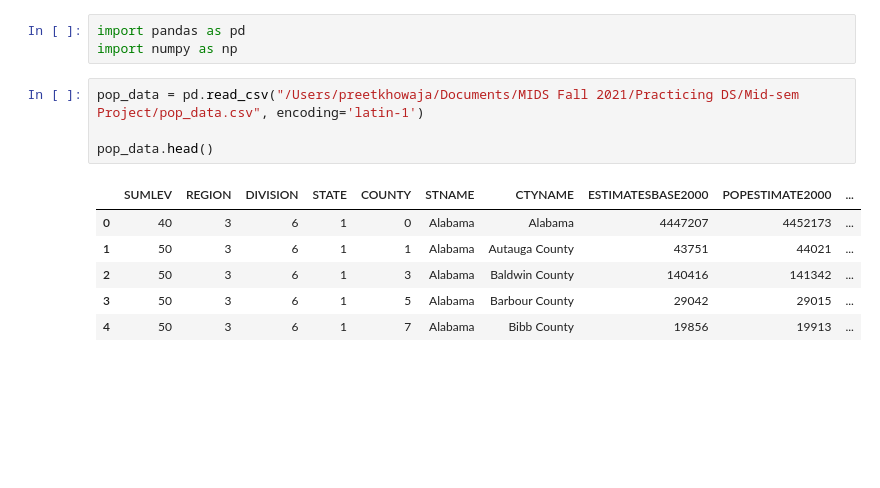
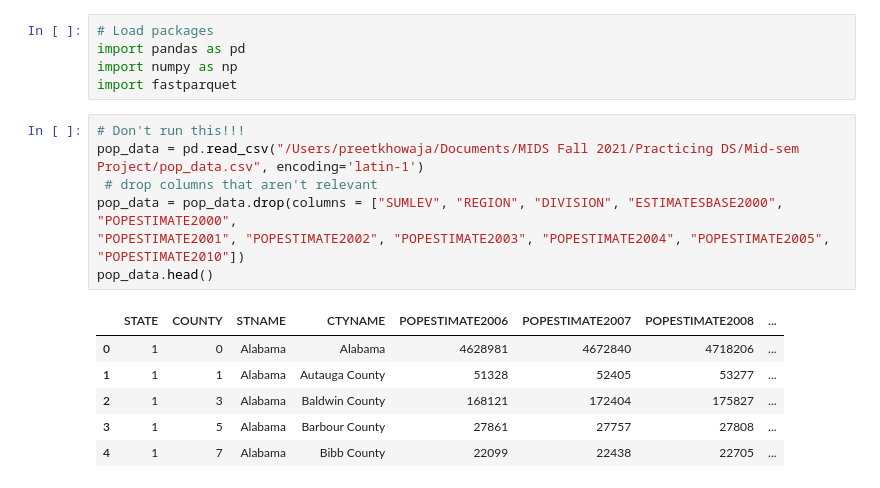
Before and after one commit to ShiningYang0207/opioid-control-policy, a Jupyter notebook: 20_modeling/clean_pop.ipynb, the cells around one changed output. Cells and saved outputs as stored; diff of their text form; blank space fills up the shorter version.

```diff
--- a/20_modeling/clean_pop.ipynb
+++ b/20_modeling/clean_pop.ipynb
@@ -1,14 +1,19 @@
 # %%
+# Load packages
 import pandas as pd
 import numpy as np
+import fastparquet
 # %%
+# Don't run this!!!
 pop_data = pd.read_csv("/Users/preetkhowaja/Documents/MIDS Fall 2021/Practicing DS/Mid-sem Project/pop_data.csv", encoding='latin-1')
-
+ # drop columns that aren't relevant
+pop_data = pop_data.drop(columns = ["SUMLEV", "REGION", "DIVISION", "ESTIMATESBASE2000", "POPESTIMATE2000",
+"POPESTIMATE2001", "POPESTIMATE2002", "POPESTIMATE2003", "POPESTIMATE2004", "POPESTIMATE2005", "POPESTIMATE2010"])
 pop_data.head()
 # %% [output]
-|  | SUMLEV | REGION | DIVISION | STATE | COUNTY | STNAME | CTYNAME | ESTIMATESBASE2000 | POPESTIMATE2000 | ... |
-| 0 | 40 | 3 | 6 | 1 | 0 | Alabama | Alabama | 4447207 | 4452173 | ... |
-| 1 | 50 | 3 | 6 | 1 | 1 | Alabama | Autauga County | 43751 | 44021 | ... |
-| 2 | 50 | 3 | 6 | 1 | 3 | Alabama | Baldwin County | 140416 | 141342 | ... |
-| 3 | 50 | 3 | 6 | 1 | 5 | Alabama | Barbour County | 29042 | 29015 | ... |
-| 4 | 50 | 3 | 6 | 1 | 7 | Alabama | Bibb County | 19856 | 19913 | ... |
+|  | STATE | COUNTY | STNAME | CTYNAME | POPESTIMATE2006 | POPESTIMATE2007 | POPESTIMATE2008 | ... |
+| 0 | 1 | 0 | Alabama | Alabama | 4628981 | 4672840 | 4718206 | ... |
+| 1 | 1 | 1 | Alabama | Autauga County | 51328 | 52405 | 53277 | ... |
+| 2 | 1 | 3 | Alabama | Baldwin County | 168121 | 172404 | 175827 | ... |
+| 3 | 1 | 5 | Alabama | Barbour County | 27861 | 27757 | 27808 | ... |
+| 4 | 1 | 7 | Alabama | Bibb County | 22099 | 22438 | 22705 | ... |
```
Also changed, not shown: parts of 7 cells of this notebook, 2 other files.
